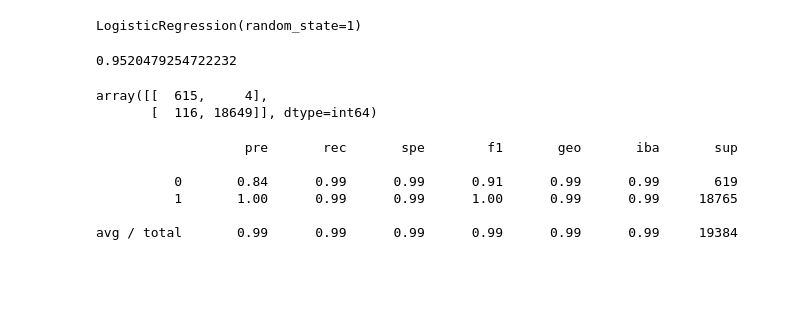
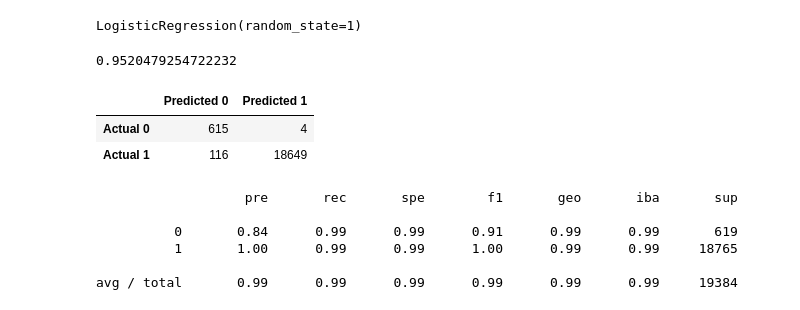
Before and after one commit to bgregory0913/Machine_Learning-Credit_Risk, a Jupyter notebook: credit_risk_resampling.ipynb, the cells around one changed output. Saved outputs shown, nothing was run; the diff lists cells and outputs as text; code cells hidden in the pictures; blank space fills up the shorter version.

```diff
--- a/credit_risk_resampling.ipynb
+++ b/credit_risk_resampling.ipynb
@@ -142,13 +150,15 @@ LogisticRegression(random_state=1)
 balanced_accuracy_score(y_test,y_pred)
 # %% [output]
 0.9520479254722232
-# %%
-# Display Confusion Matrix:
-ro_y_pred = ro_lr_model.predict(x_test)
-confusion_matrix(y_test,ro_y_pred)
-# %% [output]
-array([[  615,     4],
-       [  116, 18649]], dtype=int64)
+# %%
+# Display Confusion Matrix:
+ro_cm = confusion_matrix(y_test,ro_y_pred)
+ro_cm_df = pd.DataFrame(ro_cm,index=['Actual 0','Actual 1'],columns=['Predicted 0','Predicted 1'])
+ro_cm_df
+# %% [output]
+|  | Predicted 0 | Predicted 1 |
+| Actual 0 | 615 | 4 |
+| Actual 1 | 116 | 18649 |
 # %%
 # Print Imbalanced Classification Report:
 print(classification_report_imbalanced(y_test,ro_y_pred))
```
Also changed, not shown: parts of 15 cells of this notebook, 2 other files.
